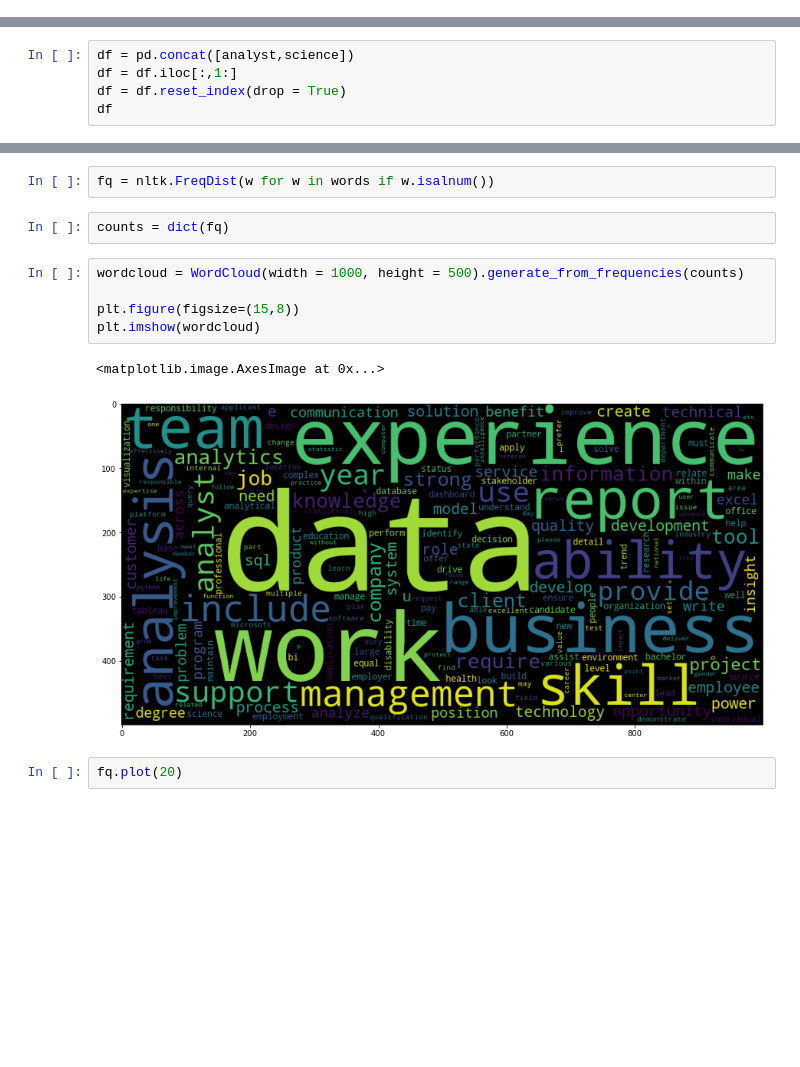
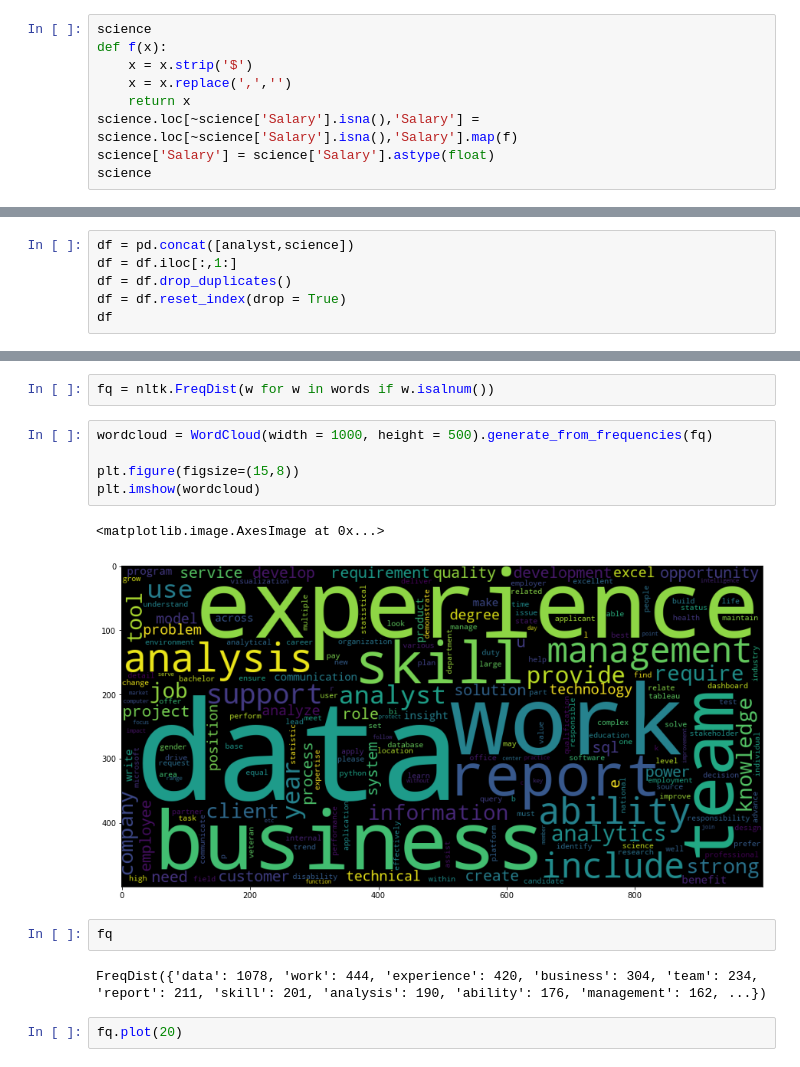
Before and after one commit to clwchanx/STA-141B, a Jupyter notebook: NLP.ipynb, the cells around one changed output, grey strips where cells are left out. Saved outputs shown, nothing was run; the diff lists cells and outputs as text; blank space fills up the shorter version.

```diff
--- a/NLP.ipynb
+++ b/NLP.ipynb
@@ -56,3 +56,12 @@ def unlist(LIST):
 # %%
 analyst = pd.read_csv('data_analyst.csv')
 science = pd.read_csv('data_scientist.csv')
+# %%
+science
+def f(x):
+    x = x.strip('$')
+    x = x.replace(',','')
+    return x
+science.loc[~science['Salary'].isna(),'Salary'] = science.loc[~science['Salary'].isna(),'Salary'].map(f)
+science['Salary'] = science['Salary'].astype(float)
+science
@@ -59,6 +82,7 @@ science = pd.read_csv('data_scientist.csv')
 # %%
 df = pd.concat([analyst,science])
 df = df.iloc[:,1:]
+df = df.drop_duplicates()
 df = df.reset_index(drop = True)
 df
 # %% [output]
@@ -260,16 +340,18 @@ Based on the cosine similarity, data analysts and scientist ads tend to use pret
 words = clean_text(anly)
 # %%
 fq = nltk.FreqDist(w for w in words if w.isalnum())
-# %%
-counts = dict(fq)
 # %%
-wordcloud = WordCloud(width = 1000, height = 500).generate_from_frequencies(counts)
+wordcloud = WordCloud(width = 1000, height = 500).generate_from_frequencies(fq)
 
 plt.figure(figsize=(15,8))
 plt.imshow(wordcloud)
 # %% [output]
 <matplotlib.image.AxesImage at 0x...>
-[figure, old version]
+[figure, new version]
+# %%
+fq
+# %% [output]
+FreqDist({'data': 1078, 'work': 444, 'experience': 420, 'business': 304, 'team': 234, 'report': 211, 'skill': 201, 'analysis': 190, 'ability': 176, 'management': 162, ...})
 # %%
 fq.plot(20)
 # %% [output]
```
Also changed, not shown: parts of 17 cells of this notebook, 3 other files.
